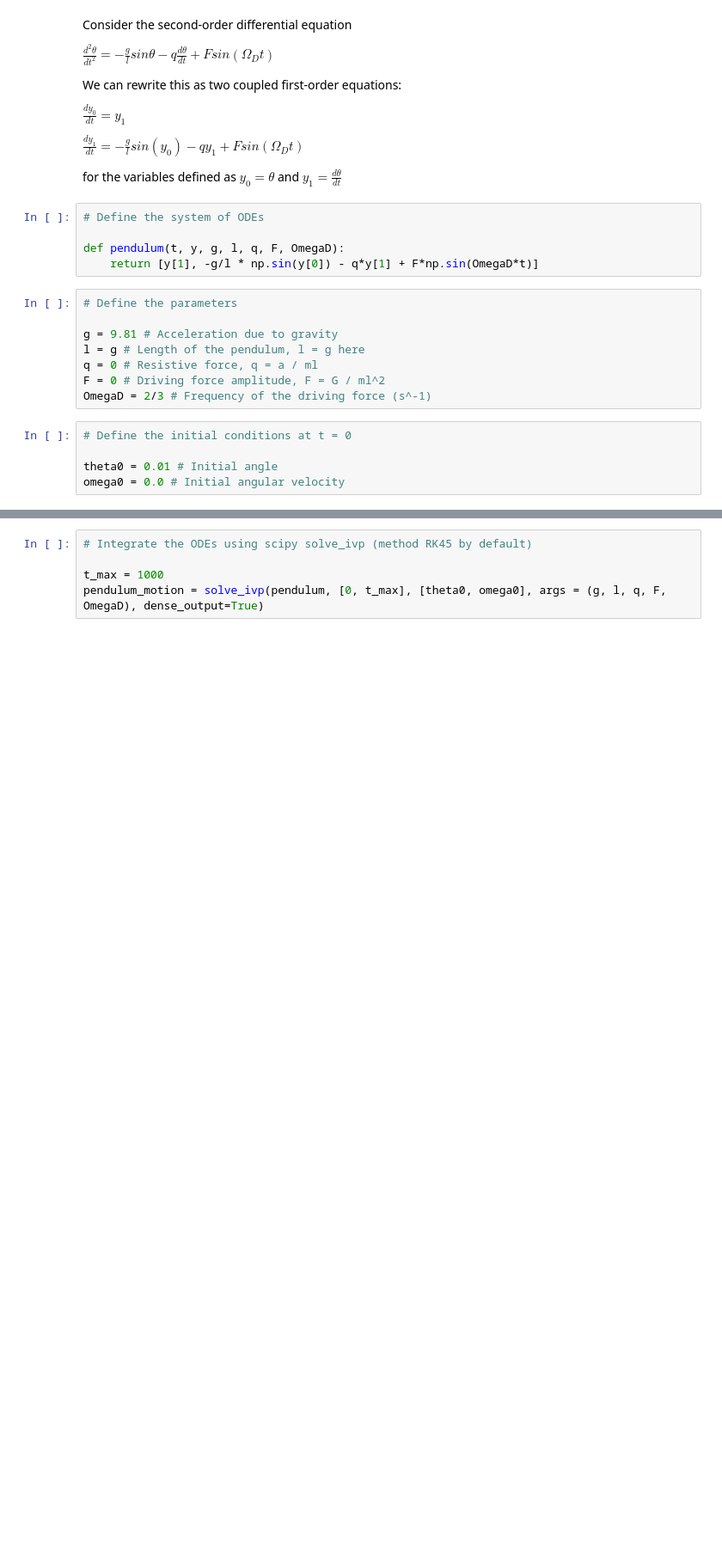
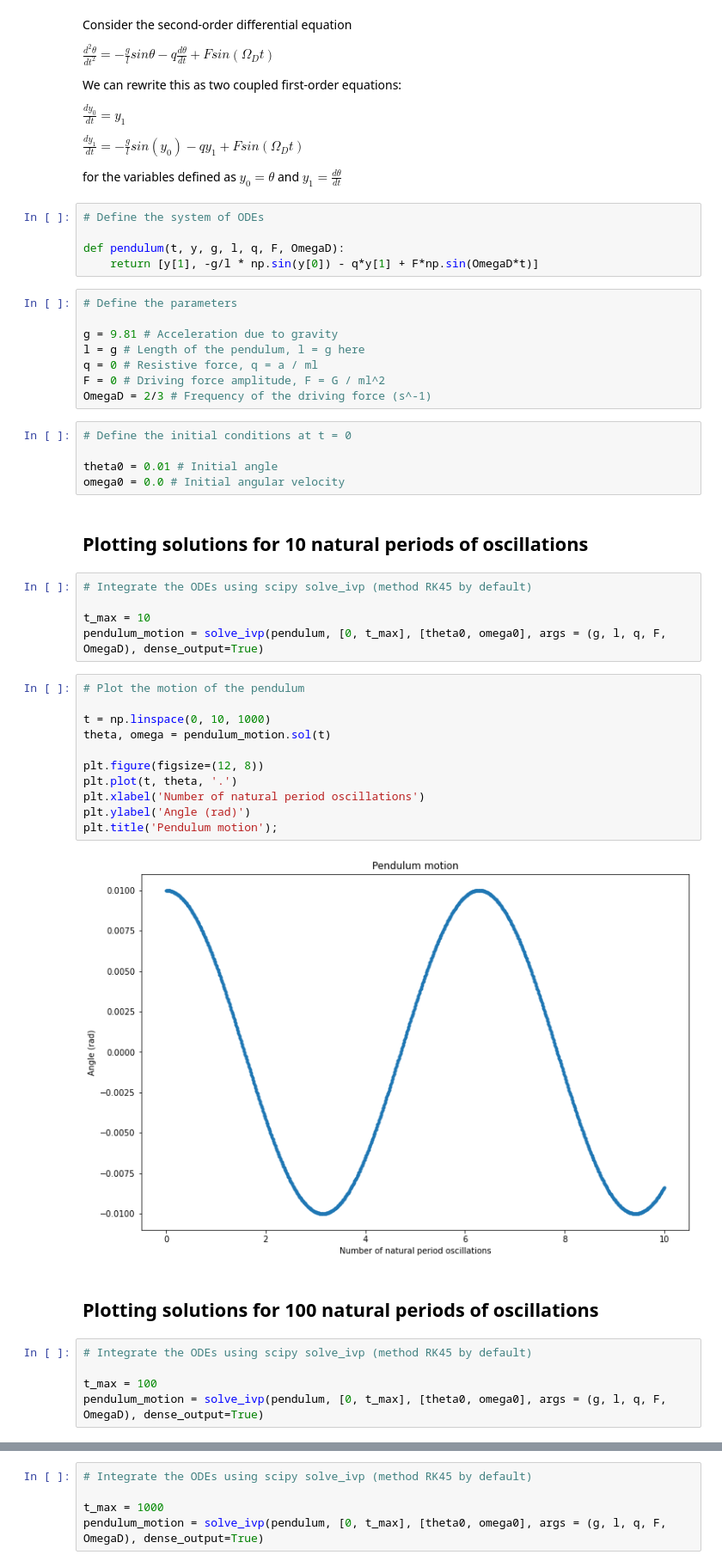
Before and after one commit to hsuchungchuan/Part-II-Computational-Physics, a Jupyter notebook: Exercise1_TheDrivenPendulum.ipynb, the cells around one changed output, grey strips where cells are left out. Shown: that part at 86% size. Saved outputs shown, nothing was run; the diff lists cells and outputs as text; blank space fills up the shorter version.

```diff
--- a/Exercise1_TheDrivenPendulum.ipynb
+++ b/Exercise1_TheDrivenPendulum.ipynb
@@ -35,3 +35,30 @@ OmegaD = 2/3 # Frequency of the driving force (s^-1)
 
 theta0 = 0.01 # Initial angle
 omega0 = 0.0 # Initial angular velocity
+# %% [markdown]
+## Plotting solutions for 10 natural periods of oscillations
+# %%
+# Integrate the ODEs using scipy solve_ivp (method RK45 by default)
+
+t_max = 10
+pendulum_motion = solve_ivp(pendulum, [0, t_max], [theta0, omega0], args = (g, l, q, F, OmegaD), dense_output=True)
+# %%
+# Plot the motion of the pendulum
+
+t = np.linspace(0, 10, 1000)
+theta, omega = pendulum_motion.sol(t)
+
+plt.figure(figsize=(12, 8))
+plt.plot(t, theta, '.')
+plt.xlabel('Number of natural period oscillations')
+plt.ylabel('Angle (rad)')
+plt.title('Pendulum motion');
+# %% [output]
+[figure, added]
+# %% [markdown]
+## Plotting solutions for 100 natural periods of oscillations
+# %%
+# Integrate the ODEs using scipy solve_ivp (method RK45 by default)
+
+t_max = 100
+pendulum_motion = solve_ivp(pendulum, [0, t_max], [theta0, omega0], args = (g, l, q, F, OmegaD), dense_output=True)
```
Also changed, not shown: parts of 15 cells of this notebook, 1 other file.
